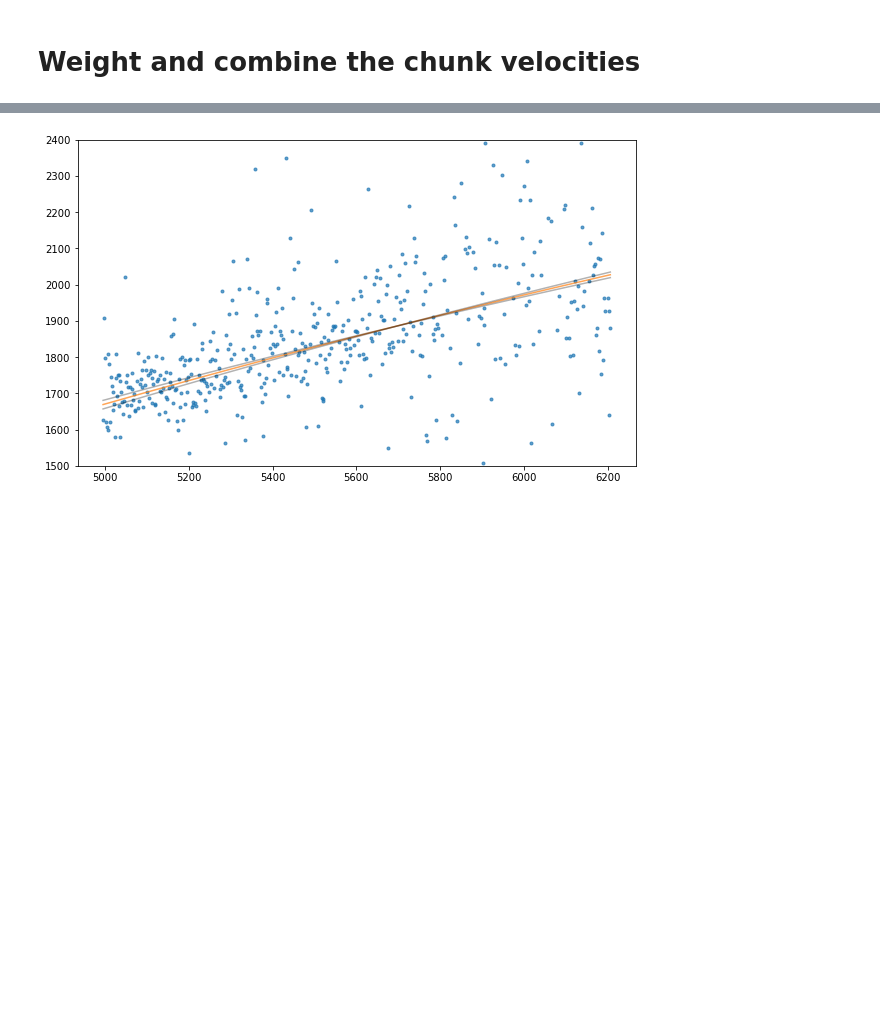
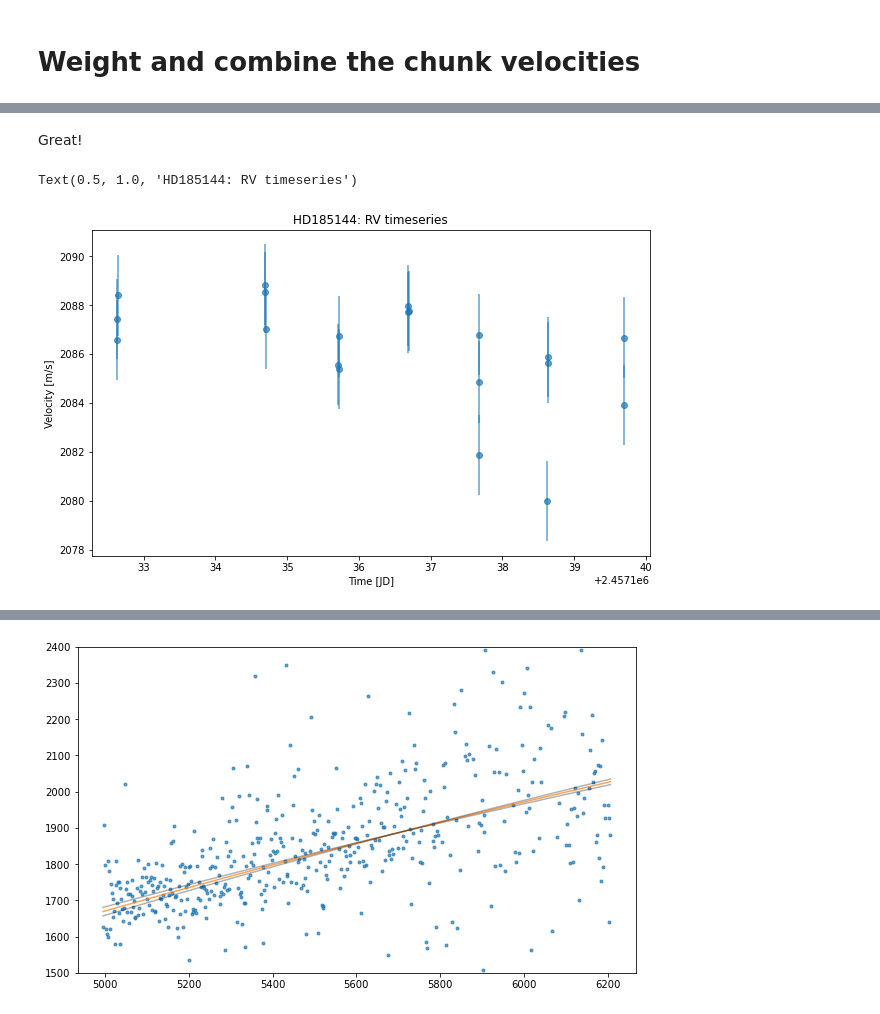
Before and after one commit to jaklusmeyer/APO_pyodine, a Jupyter notebook: docs/source/tutorial/velocities.ipynb, the cells around one changed output, grey strips where cells are left out. Drawn from its saved outputs; the diff is of its cells as text; code cells hidden in the pictures; blank space fills up the shorter version.

```diff
--- a/docs/source/tutorial/velocities.ipynb
+++ b/docs/source/tutorial/velocities.ipynb
@@ -62,0 +74,11 @@ Full work time:  4.686344146728516
+# %% [markdown]
+Great!
+# %%
+fig = plt.figure(figsize=(10,6))
+plt.errorbar(Results.bary_date, Results.rv_bc, yerr=Results.rv_err, fmt='o', alpha=0.7)
+plt.xlabel('Time [JD]')
+plt.ylabel('Velocity [m/s]')
+plt.title('{}: RV timeseries'.format(Results.info['star_name']))
+# %% [output]
+Text(0.5, 1.0, 'HD185144: RV timeseries')
+[figure, added]
```
Also changed, not shown: parts of 10 cells of this notebook, 20 other files.
